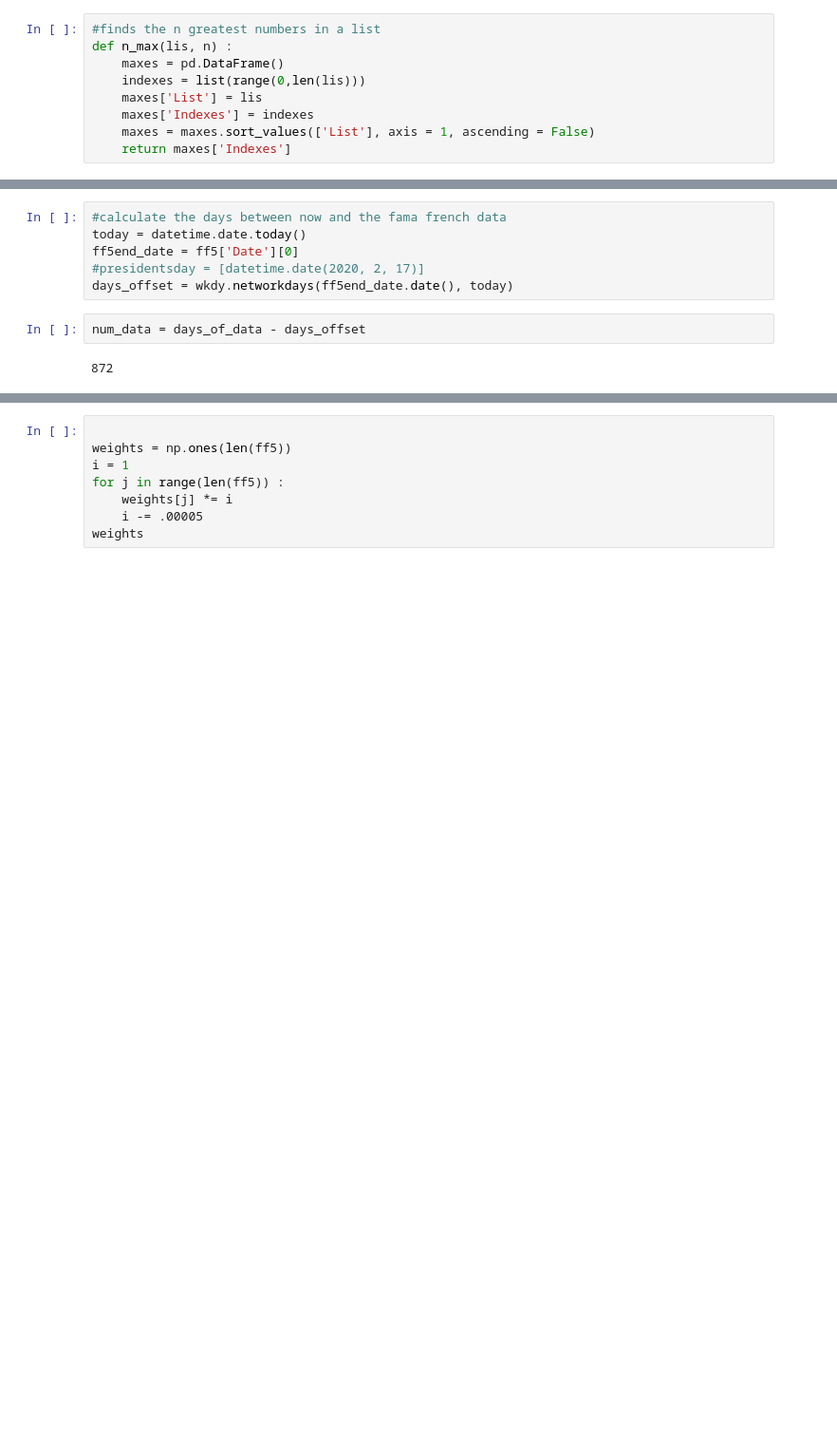
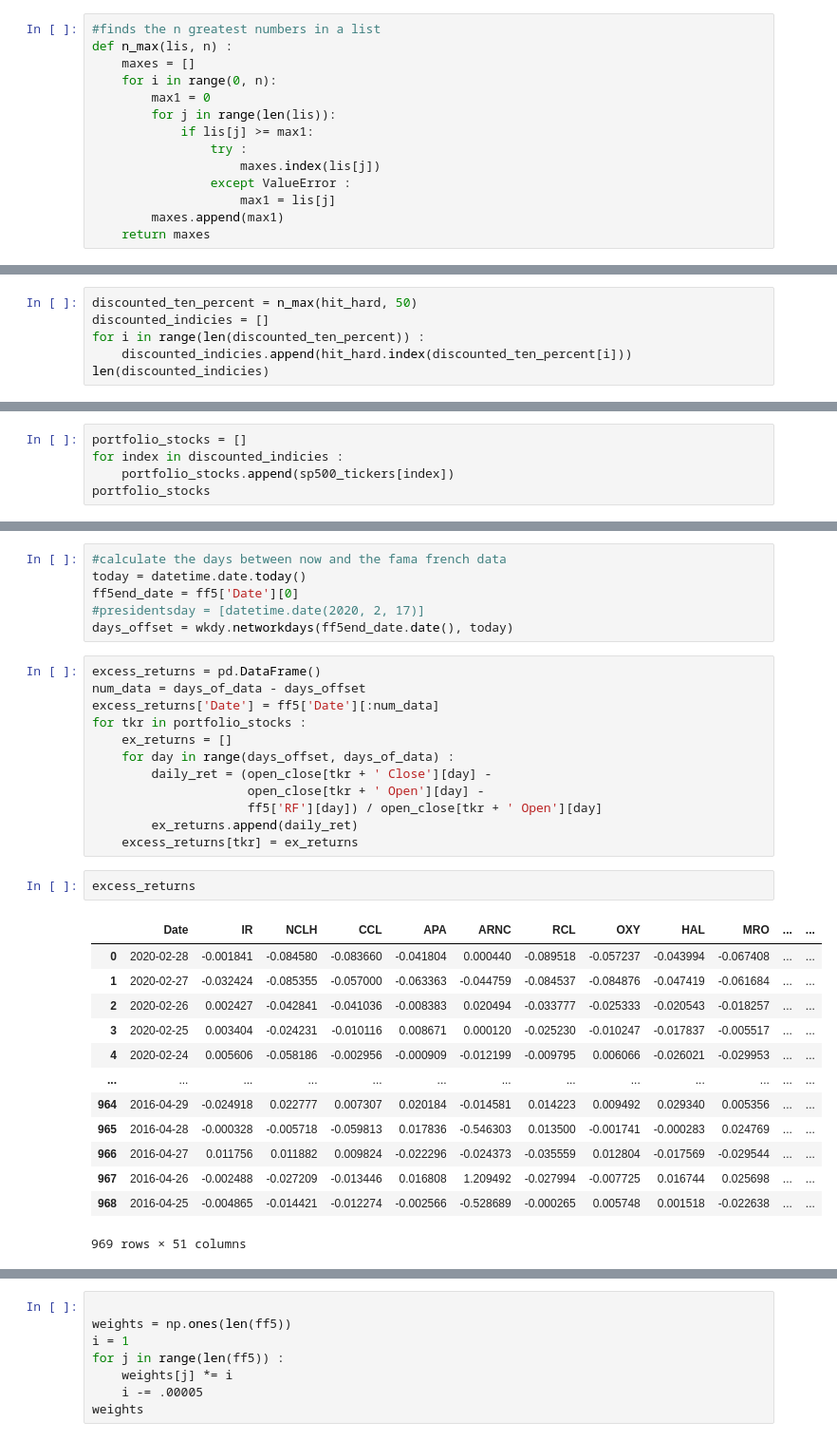
Before and after one commit to ndriggs/algo-trading, a Jupyter notebook: trading_algo.ipynb, the cells around one changed output, grey strips where cells are left out. Shown at 95% size. Drawn from its saved outputs; the diff is of its cells as text; blank space fills up the shorter version.

```diff
--- a/trading_algo.ipynb
+++ b/trading_algo.ipynb
@@ -92,9 +116,14 @@ for tkr in sp500_tickers :
 # %%
 #finds the n greatest numbers in a list
 def n_max(lis, n) :
-    maxes = pd.DataFrame()
-    indexes = list(range(0,len(lis)))
-    maxes['List'] = lis
-    maxes['Indexes'] = indexes
-    maxes = maxes.sort_values(['List'], axis = 1, ascending = False)
-    return maxes['Indexes']
+    maxes = []
+    for i in range(0, n):
+        max1 = 0
+        for j in range(len(lis)):
+            if lis[j] >= max1:
+                try :
+                    maxes.index(lis[j])
+                except ValueError :
+                    max1 = lis[j]
+        maxes.append(max1)
+    return maxes
@@ -182,0 +130,6 @@ dailyreturns
+# %%
+discounted_ten_percent = n_max(hit_hard, 50)
+discounted_indicies = []
+for i in range(len(discounted_ten_percent)) :
+    discounted_indicies.append(hit_hard.index(discounted_ten_percent[i]))
+len(discounted_indicies)
@@ -182,0 +138,5 @@ dailyreturns
+# %%
+portfolio_stocks = []
+for index in discounted_indicies :
+    portfolio_stocks.append(sp500_tickers[index])
+portfolio_stocks
@@ -186,8 +164,32 @@ today = datetime.date.today()
 ff5end_date = ff5['Date'][0]
 #presidentsday = [datetime.date(2020, 2, 17)]
 days_offset = wkdy.networkdays(ff5end_date.date(), today)
-# %%
-num_data = days_of_data - days_offset
-# %% [output]
-872
+# %%
+excess_returns = pd.DataFrame()
+num_data = days_of_data - days_offset
+excess_returns['Date'] = ff5['Date'][:num_data]
+for tkr in portfolio_stocks :
+    ex_returns = []
+    for day in range(days_offset, days_of_data) :
+        daily_ret = (open_close[tkr + ' Close'][day] -
+                     open_close[tkr + ' Open'][day] -
+                     ff5['RF'][day]) / open_close[tkr + ' Open'][day]
+        ex_returns.append(daily_ret)
+    excess_returns[tkr] = ex_returns
+# %%
+excess_returns
+# %% [output]
+|  | Date | IR | NCLH | CCL | APA | ARNC | RCL | OXY | HAL | MRO | ... | ... |
+| 0 | 2020-02-28 | -0.001841 | -0.084580 | -0.083660 | -0.041804 | 0.000440 | -0.089518 | -0.057237 | -0.043994 | -0.067408 | ... | ... |
+| 1 | 2020-02-27 | -0.032424 | -0.085355 | -0.057000 | -0.063363 | -0.044759 | -0.084537 | -0.084876 | -0.047419 | -0.061684 | ... | ... |
+| 2 | 2020-02-26 | 0.002427 | -0.042841 | -0.041036 | -0.008383 | 0.020494 | -0.033777 | -0.025333 | -0.020543 | -0.018257 | ... | ... |
+| 3 | 2020-02-25 | 0.003404 | -0.024231 | -0.010116 | 0.008671 | 0.000120 | -0.025230 | -0.010247 | -0.017837 | -0.005517 | ... | ... |
+| 4 | 2020-02-24 | 0.005606 | -0.058186 | -0.002956 | -0.000909 | -0.012199 | -0.009795 | 0.006066 | -0.026021 | -0.029953 | ... | ... |
+| ... | ... | ... | ... | ... | ... | ... | ... | ... | ... | ... | ... | ... |
+| 964 | 2016-04-29 | -0.024918 | 0.022777 | 0.007307 | 0.020184 | -0.014581 | 0.014223 | 0.009492 | 0.029340 | 0.005356 | ... | ... |
+| 965 | 2016-04-28 | -0.000328 | -0.005718 | -0.059813 | 0.017836 | -0.546303 | 0.013500 | -0.001741 | -0.000283 | 0.024769 | ... | ... |
+| 966 | 2016-04-27 | 0.011756 | 0.011882 | 0.009824 | -0.022296 | -0.024373 | -0.035559 | 0.012804 | -0.017569 | -0.029544 | ... | ... |
+| 967 | 2016-04-26 | -0.002488 | -0.027209 | -0.013446 | 0.016808 | 1.209492 | -0.027994 | -0.007725 | 0.016744 | 0.025698 | ... | ... |
+| 968 | 2016-04-25 | -0.004865 | -0.014421 | -0.012274 | -0.002566 | -0.528689 | -0.000265 | 0.005748 | 0.001518 | -0.022638 | ... | ... |
+969 rows × 51 columns
 # %%
```
Also changed, not shown: parts of 13 cells of this notebook.
